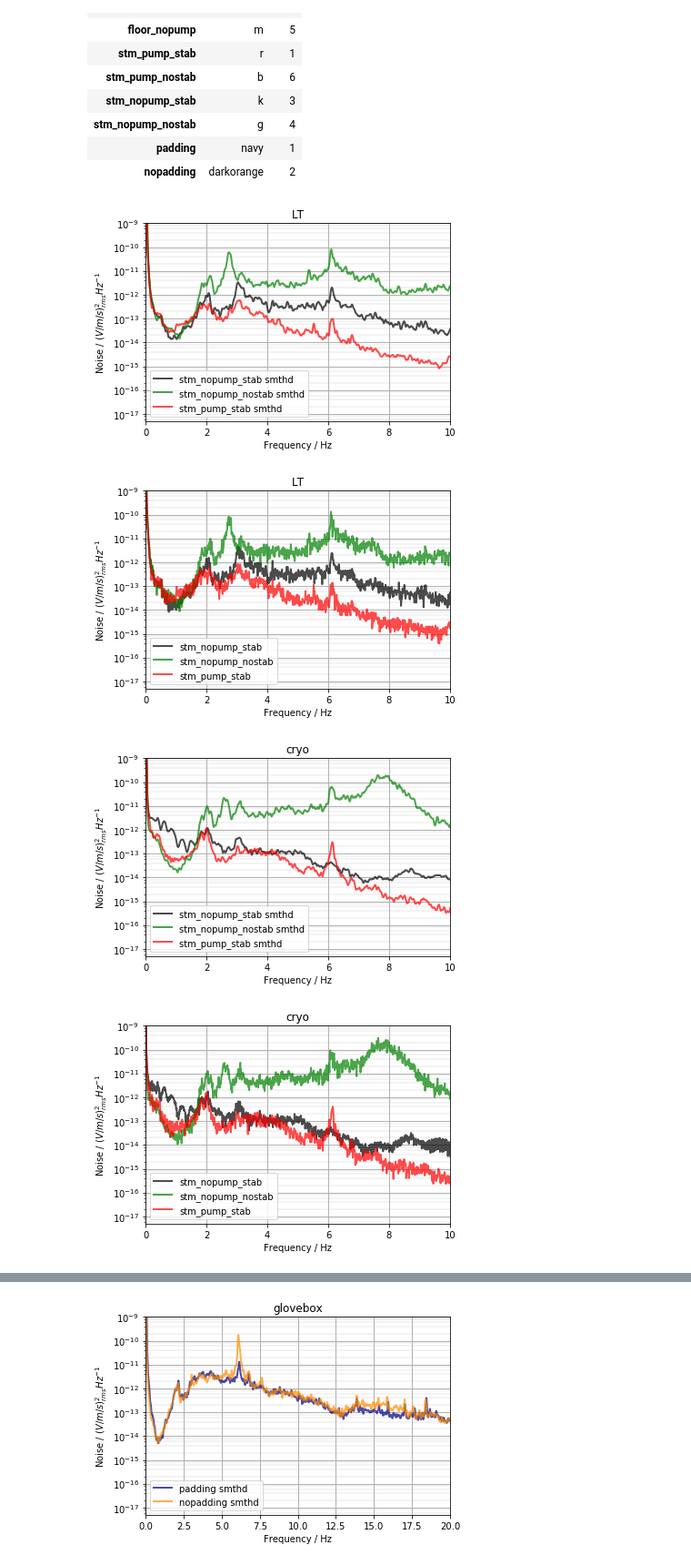
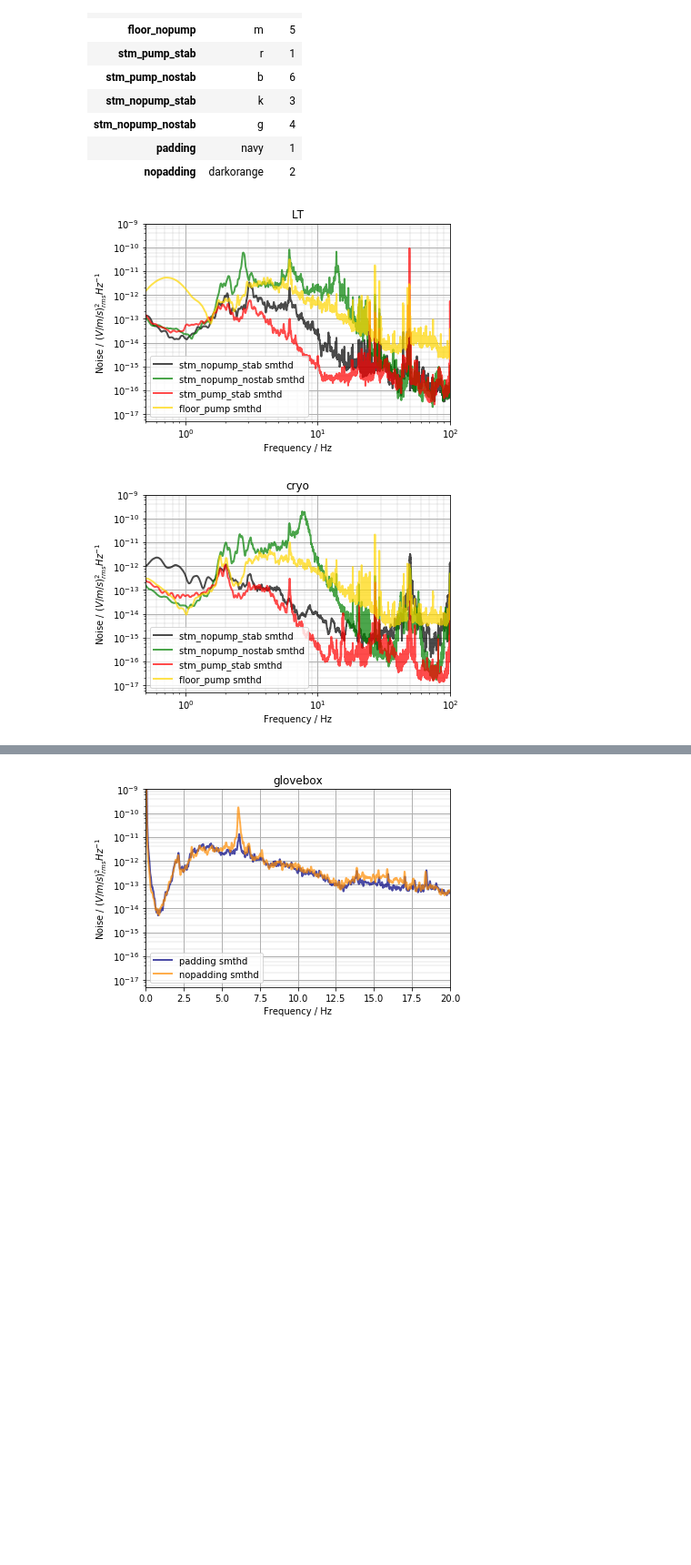
Before and after one commit to sebgorgon/Accelerometer, a Jupyter notebook: Noise Characterisation .ipynb, the cells around one changed output, grey strips where cells are left out. Shown: that part at 91% size. Cells and saved outputs as stored; diff of their text form; code cells hidden in the pictures; blank space fills up the shorter version.

```diff
--- a/Noise Characterisation .ipynb
+++ b/Noise Characterisation .ipynb
@@ -60,12 +60,10 @@ def noiseplot(path, sheet, curves, plottype, xrange, smooth=False, figsave=False
     return
 # %%
 path = r'C:\Users\LT-STM\Desktop\STMmeas\characterisationdata.xlsx'
-noiseplot(path, 'LT', ['stm_nopump_stab', 'stm_nopump_nostab', 'stm_pump_stab'], 'semilogy', (0,10), True)
-noiseplot(path, 'LT', ['stm_nopump_stab', 'stm_nopump_nostab', 'stm_pump_stab'], 'semilogy', (0,10))
-noiseplot(path, 'cryo', ['stm_nopump_stab', 'stm_nopump_nostab', 'stm_pump_stab'], 'semilogy', (0,10), True)
-noiseplot(path, 'cryo', ['stm_nopump_stab', 'stm_nopump_nostab', 'stm_pump_stab'], 'semilogy', (0,10))
+noiseplot(path, 'LT', ['stm_nopump_stab', 'stm_nopump_nostab', 'stm_pump_stab','floor_pump'], 'loglog', (0.5,100), True)
+#noiseplot(path, 'LT', ['stm_nopump_stab', 'stm_nopump_nostab', 'stm_pump_stab'], 'loglog', (0.5,100))
+noiseplot(path, 'cryo', ['stm_nopump_stab', 'stm_nopump_nostab', 'stm_pump_stab','floor_pump'], 'loglog', (0.5,100), True)
+#noiseplot(path, 'cryo', ['stm_nopump_stab', 'stm_nopump_nostab', 'stm_pump_stab'], 'loglog', (0.5,100))
 # %% [output]
-[figure, old version]
+[figure, new version]
-[figure, old version]
+[figure, new version]
-[figure, removed]
-[figure, removed]
```
Also changed, not shown: parts of 1 cell of this notebook.
